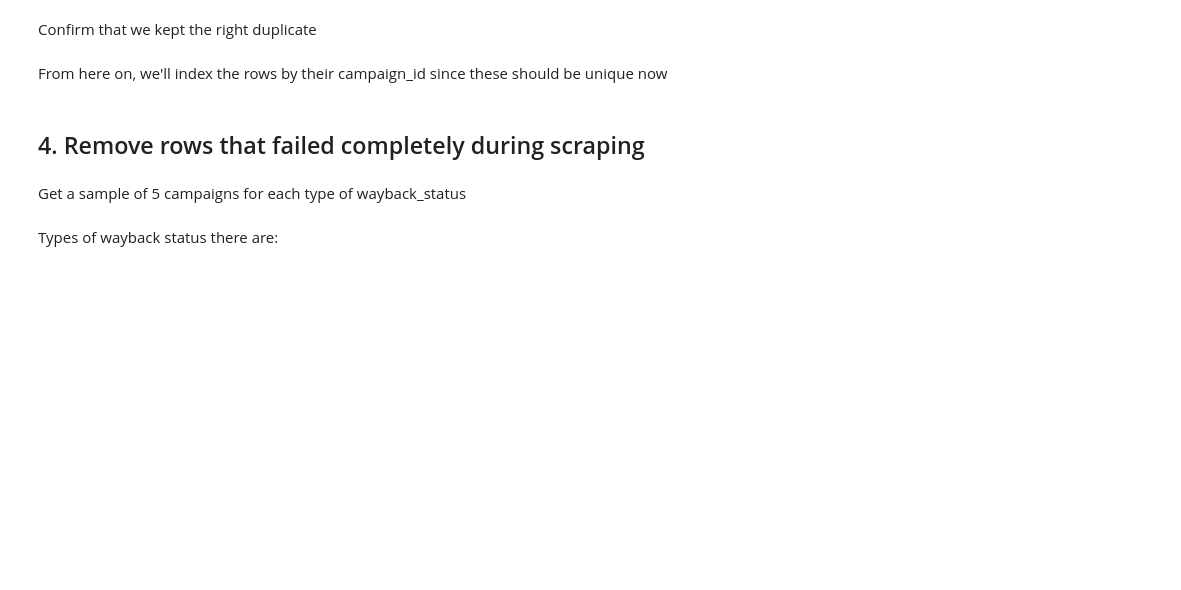
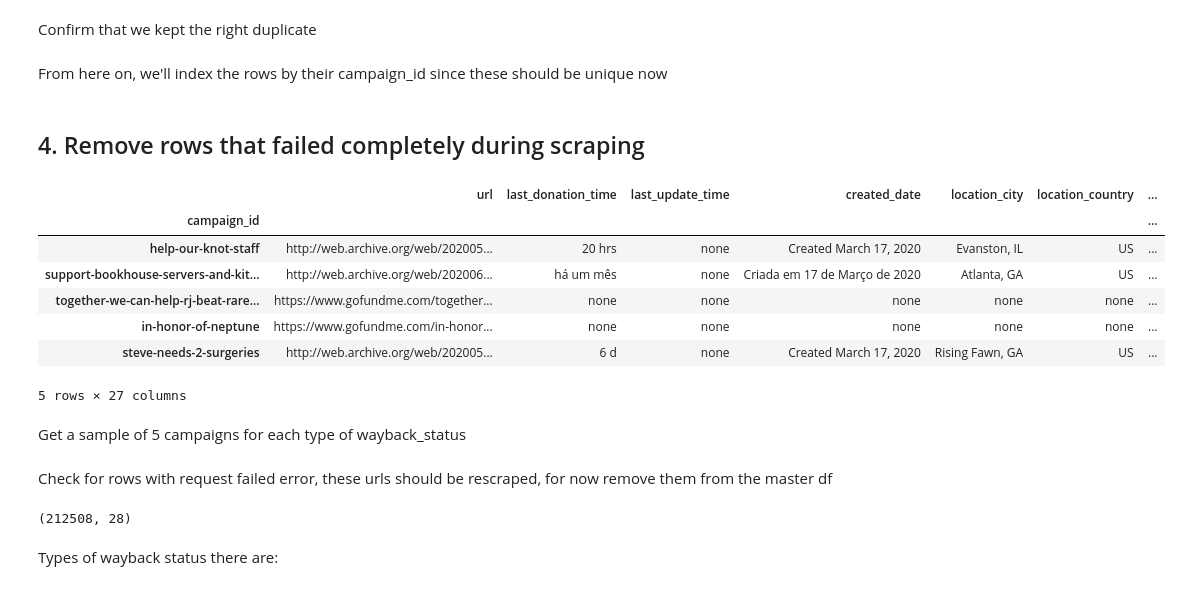
Before and after one commit to silverer/cancer-crowdfunding-explorer, a Jupyter notebook: notebooks/Make master tables.ipynb, the cells around one changed output. Saved outputs shown, nothing was run; the diff lists cells and outputs as text; code cells hidden in the pictures; blank space fills up the shorter version.

```diff
--- a/notebooks/Make master tables.ipynb
+++ b/notebooks/Make master tables.ipynb
@@ -140,7 +86,41 @@ dfs_unique_gfmurl.to_csv(data_io.input_raw/'gfm'/'all_output_unique_gfm_url.csv'
 # %% [markdown]
 ## 4. Remove rows that failed completely during scraping
+# %%
+dfs_unique_gfmurl = pd.read_csv(
+    data_io.input_raw/'scrape_output'/'all_output_unique_gfm_url.csv',
+    encoding='utf-8',sep='|',index_col=[0])
+# %%
+dfs_unique_gfmurl.head()
+# %% [output]
+|  | url | last_donation_time | last_update_time | created_date | location_city | location_country | ... |
+| campaign_id |  |  |  |  |  |  | ... |
+| help-our-knot-staff | http://web.archive.org/web/202005... | 20 hrs | none | Created March 17, 2020 | Evanston, IL | US | ... |
+| support-bookhouse-servers-and-kit... | http://web.archive.org/web/202006... | há um mês | none | Criada em 17 de Março de 2020 | Atlanta, GA | US | ... |
+| together-we-can-help-rj-beat-rare... | https://www.gofundme.com/together... | none | none | none | none | none | ... |
+| in-honor-of-neptune | https://www.gofundme.com/in-honor... | none | none | none | none | none | ... |
+| steve-needs-2-surgeries | http://web.archive.org/web/202005... | 6 d | none | Created March 17, 2020 | Rising Fawn, GA | US | ... |
+5 rows × 27 columns
 # %% [markdown]
 Get a sample of 5 campaigns for each type of wayback_status
 # %%
 dfs_unique_gfmurl['wayback_status_type'] = dfs_unique_gfmurl.wayback_status.apply(lambda x: ''.join([c for c in x if not c.isnumeric() ]))
 wayback_types = dfs_unique_gfmurl.groupby('wayback_status_type').head(5)
+# %% [markdown]
+Check for rows with request failed error, these urls should be rescraped, for now remove them from the master df
+# %%
+failed_request_error_bool = dfs_unique_gfmurl.title=='ERROR: The request could not be satisfied'
+cols_to_check = ['last_update_time','created_date','location_city','location_country','poster','story','raised_amnt',
+       'goal_amnt','goal','currency','num_donors','num_likes','num_shares','charity_details','error_message']
+failed_request_error_bool2 = (dfs_unique_gfmurl[cols_to_check]=='none').all(axis=1)
+
+# the really good scrape used window.initialState info and have standardized timestamps already for created_date
+# we should scrape again to try to get the really good scrapes
+created_date_ts = pd.to_datetime(dfs_unique_gfmurl.created_date, errors='coerce')
+bad_scrape_bool = created_date_ts.isna()
+
+to_scrape_again = dfs_unique_gfmurl[failed_request_error_bool | failed_request_error_bool2 | bad_scrape_bool]
+
+to_scrape_again.to_csv(data_io.input_raw/'scrape_output'/'all_output_to_scrape_again.csv',encoding='utf-8',sep='|')
+print(to_scrape_again.shape)
+# %% [output]
+(212508, 28)
```
Also changed, not shown: parts of 115 cells of this notebook, 6 other files.
